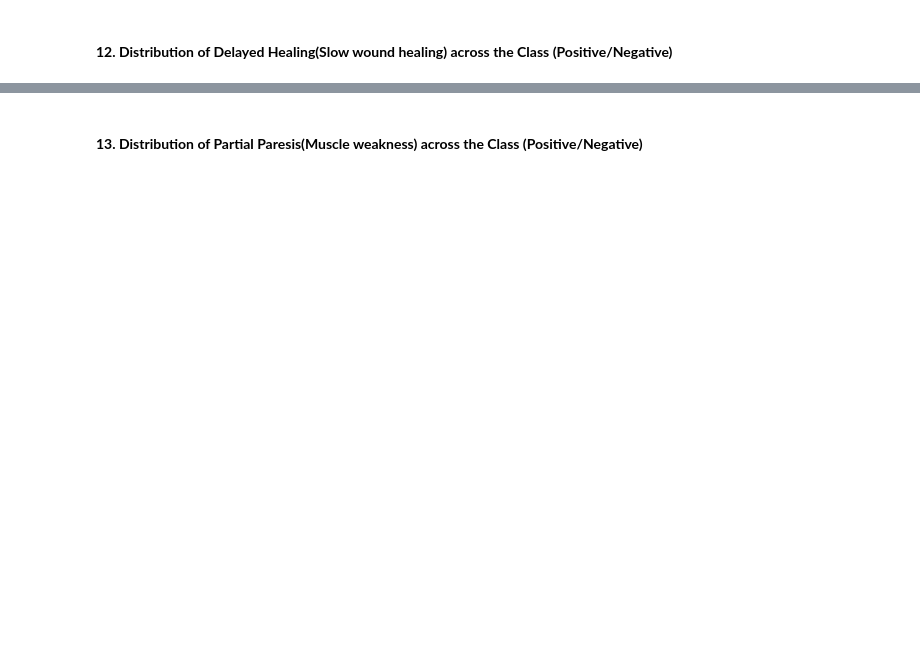
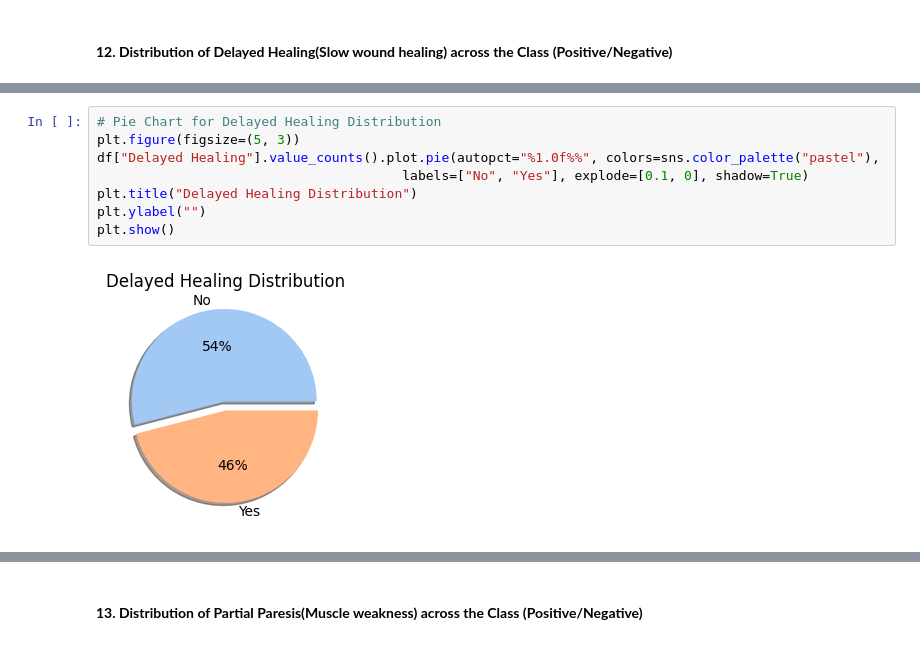
Before and after one commit to Angad143/HealthScope---A-Multi-Disease-Progression-and-Severity-Prediction-Platform, a Jupyter notebook: Diabetes Progression Prediction/Diabetes_Diseases_Prediction.ipynb, the cells around one changed output, grey strips where cells are left out. Drawn from its saved outputs; the diff is of its cells as text; blank space fills up the shorter version.

```diff
--- a/Diabetes Progression Prediction/Diabetes_Diseases_Prediction.ipynb
+++ b/Diabetes Progression Prediction/Diabetes_Diseases_Prediction.ipynb
@@ -631,0 +679,10 @@ plt.show()
+# %%
+# Pie Chart for Delayed Healing Distribution
+plt.figure(figsize=(5, 3))
+df["Delayed Healing"].value_counts().plot.pie(autopct="%1.0f%%", colors=sns.color_palette("pastel"),
+                                       labels=["No", "Yes"], explode=[0.1, 0], shadow=True)
+plt.title("Delayed Healing Distribution")
+plt.ylabel("")
+plt.show()
+# %% [output]
+[figure, added]
```
Also changed, not shown: parts of 24 cells of this notebook.
